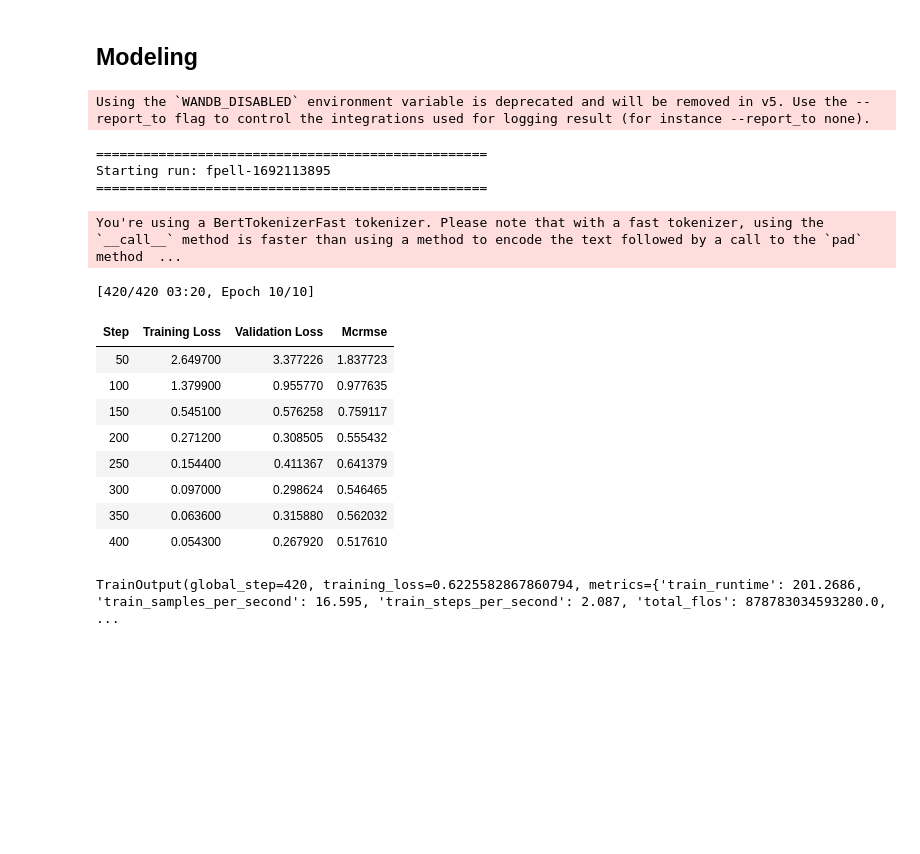
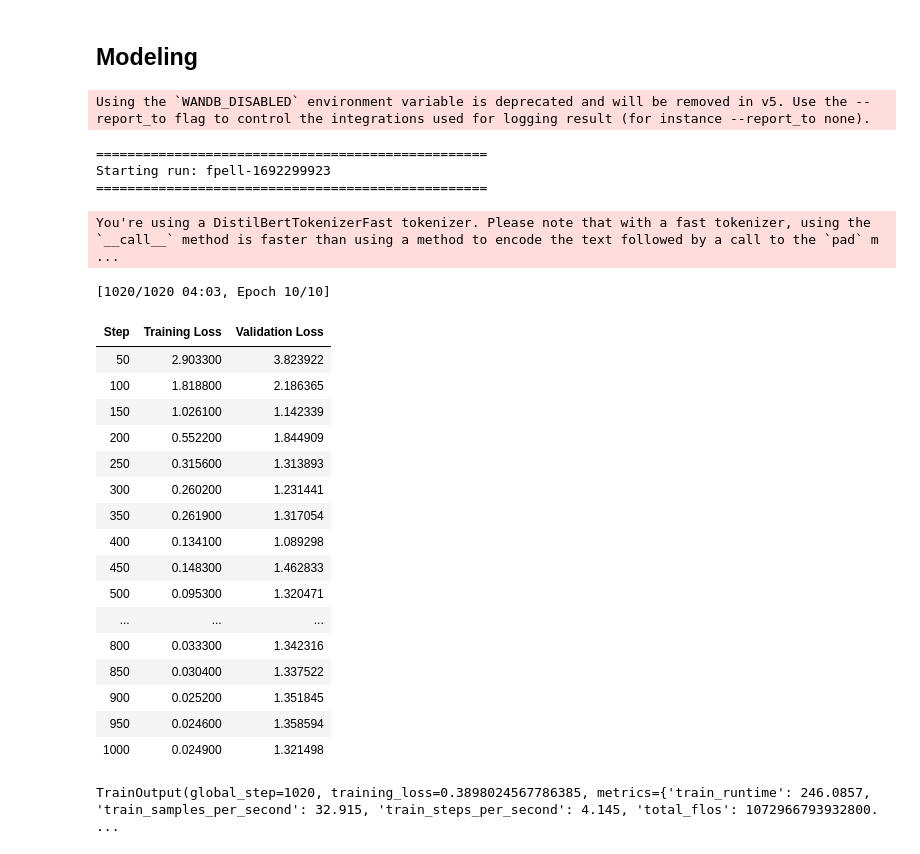
Before and after one commit to xulianrenzoku/decode-vecenie, a Jupyter notebook: modeling/modeling_notebook_reg.ipynb, the cells around one changed output. Drawn from its saved outputs; the diff is of its cells as text; code cells hidden in the pictures; blank space fills up the shorter version.

```diff
--- a/modeling/modeling_notebook_reg.ipynb
+++ b/modeling/modeling_notebook_reg.ipynb
@@ -59,9 +75,0 @@ Name: PLAYER, dtype: int64
-# %%
-# copy_dict = {3: 2, 4: 4, 5: 6} # 2023 split
-copy_dict = {3: 2, 4: 5, 5: 5}
-
-for i in range(3, 6):
-    temp = train[train['TIER'] == i].copy()
-    for j in range(copy_dict[i]):
-        train = pd.concat([train, temp])
-    train = train.reset_index().drop('index', axis=1)
@@ -99,4 +94,5 @@ CONFIG = {
 # %%
+MODEL = 'distilbert-base-uncased'
 tokenizer = AutoTokenizer.from_pretrained(MODEL)
 model = AutoModelForSequenceClassification.from_pretrained(MODEL)
 data_collator = DataCollatorWithPadding(tokenizer=tokenizer)
@@ -126,7 +142,13 @@ train_dataset = (
     .map(preprocess_function, batched=True)
     .remove_columns(['TIER'])
     .shuffle(seed=42)
-    .train_test_split(seed=42)
+)
+
+val_dataset = (
+    Dataset.from_pandas(val[['PLAYER', 'full_text', 'TIER']])
+    .map(preprocess_function, batched=True)
+    .remove_columns(['TIER'])
+    .shuffle(seed=42)
 )
 
 test_dataset = (
@@ -170,48 +179,64 @@ os.environ["WANDB_DISABLED"] = "true"
 torch.cuda.empty_cache()
+# %%
+CONFIG = {
+    "weight_decay": 0.1,
+    "num_train_epochs": 10.0,
+    "load_best_model_at_end": True,
+    "metric_for_best_model": 'eval_loss',
+    "lr_scheduler_type": 'cosine_with_restarts',
+}
 # %%
 run_name = f"fpell-{int(time.time())}"
 
 print("=" * 50)
 print(f"Starting run: {run_name}")
 print("=" * 50)
 
 training_args = TrainingArguments(
     run_name=run_name,
     output_dir="./results",
     save_total_limit=5,
     evaluation_strategy="steps",
     eval_steps=50,
     logging_steps=50,
     per_device_train_batch_size=8,
     per_device_eval_batch_size=8,
     **CONFIG,
 )
 
 trainer = CustomTrainer(
     model=model,
     args=training_args,
-    train_dataset=train_dataset["train"],
-    eval_dataset=train_dataset["test"],
+    train_dataset=train_dataset,
+    eval_dataset=val_dataset,
     tokenizer=tokenizer,
     data_collator=data_collator,
-    compute_metrics=compute_metrics,
+#     compute_metrics=compute_metrics,
 )
 
 trainer.train()
 # %% [output]
 Using the `WANDB_DISABLED` environment variable is deprecated and will be removed in v5. Use the --report_to flag to control the integrations used for logging result (for instance --report_to none).
 ==================================================
-Starting run: fpell-1692113895
+Starting run: fpell-1692299923
 ==================================================
-You're using a BertTokenizerFast tokenizer. Please note that with a fast tokenizer, using the `__call__` method is faster than using a method to encode the text followed by a call to the `pad` method  ...
+You're using a DistilBertTokenizerFast tokenizer. Please note that with a fast tokenizer, using the `__call__` method is faster than using a method to encode the text followed by a call to the `pad` m ...
-[420/420 03:20, Epoch 10/10]
+[1020/1020 04:03, Epoch 10/10]
-| Step | Training Loss | Validation Loss | Mcrmse |
-| 50 | 2.649700 | 3.377226 | 1.837723 |
-| 100 | 1.379900 | 0.955770 | 0.977635 |
-| 150 | 0.545100 | 0.576258 | 0.759117 |
-| 200 | 0.271200 | 0.308505 | 0.555432 |
-| 250 | 0.154400 | 0.411367 | 0.641379 |
-| 300 | 0.097000 | 0.298624 | 0.546465 |
-| 350 | 0.063600 | 0.315880 | 0.562032 |
-| 400 | 0.054300 | 0.267920 | 0.517610 |
+| Step | Training Loss | Validation Loss |
+| 50 | 2.903300 | 3.823922 |
+| 100 | 1.818800 | 2.186365 |
+| 150 | 1.026100 | 1.142339 |
+| 200 | 0.552200 | 1.844909 |
+| 250 | 0.315600 | 1.313893 |
+| 300 | 0.260200 | 1.231441 |
+| 350 | 0.261900 | 1.317054 |
+| 400 | 0.134100 | 1.089298 |
+| 450 | 0.148300 | 1.462833 |
+| 500 | 0.095300 | 1.320471 |
+| ... | ... | ... |
+| 800 | 0.033300 | 1.342316 |
+| 850 | 0.030400 | 1.337522 |
+| 900 | 0.025200 | 1.351845 |
+| 950 | 0.024600 | 1.358594 |
+| 1000 | 0.024900 | 1.321498 |
-TrainOutput(global_step=420, training_loss=0.6225582867860794, metrics={'train_runtime': 201.2686, 'train_samples_per_second': 16.595, 'train_steps_per_second': 2.087, 'total_flos': 878783034593280.0, ...
+TrainOutput(global_step=1020, training_loss=0.3898024567786385, metrics={'train_runtime': 246.0857, 'train_samples_per_second': 32.915, 'train_steps_per_second': 4.145, 'total_flos': 1072966793932800. ...
```
Also changed, not shown: parts of 27 cells of this notebook.
